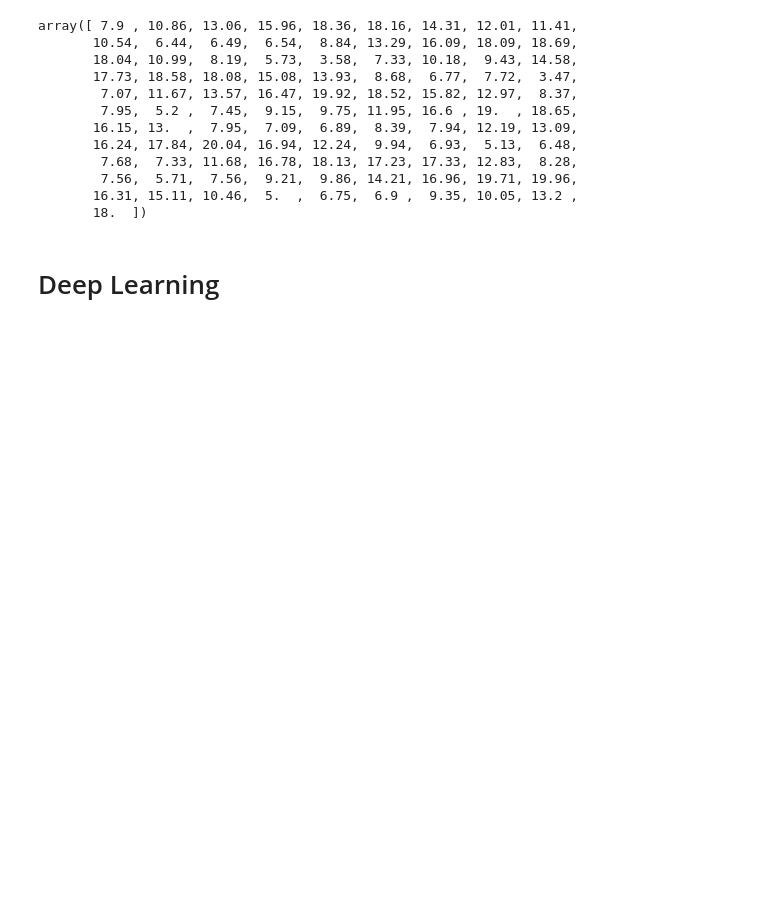
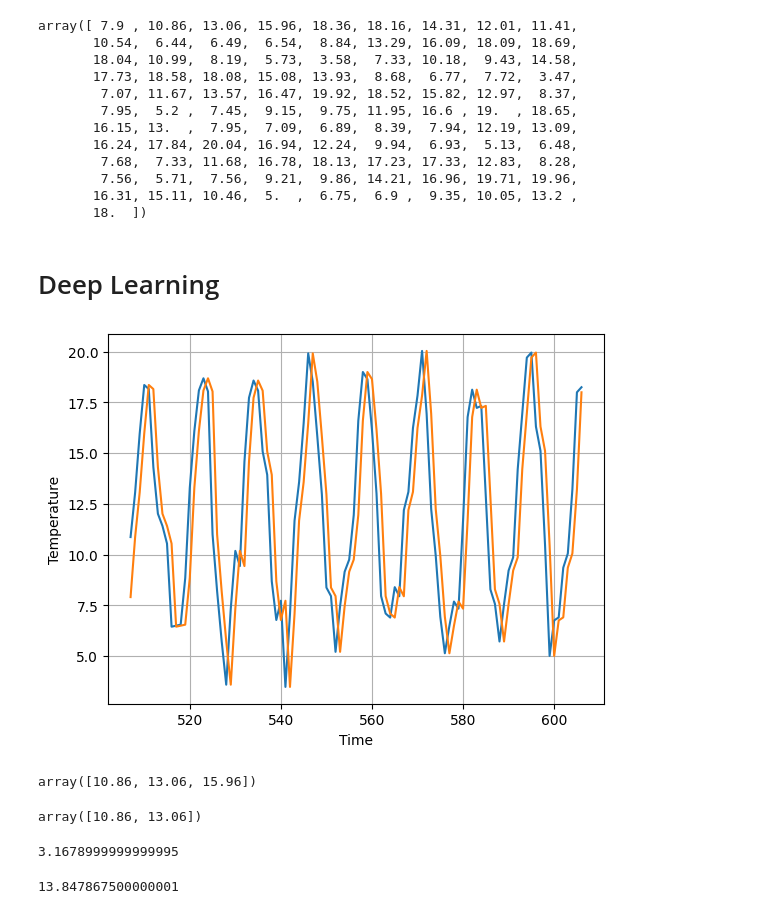
Before and after one commit to The237/DeepLearningCourses, a Jupyter notebook: 08_TimeSeries.ipynb, the cells around one changed output. Drawn from its saved outputs; the diff is of its cells as text; code cells hidden in the pictures; blank space fills up the shorter version.

Commit message:
Time Series With Neural Networks

```diff
--- a/08_TimeSeries.ipynb
+++ b/08_TimeSeries.ipynb
@@ -157,2 +155,11 @@ window_size = 3
 # %% [markdown]
 # Deep Learning
+# %%
+plt.plot(time_test, x_test)
+plt.plot(time_test, pred_naive)
+plt.xlabel("Time")
+plt.ylabel("Temperature")
+plt.grid(True)
+plt.show()
+# %% [output]
+[figure, added]
@@ -158,0 +168,8 @@ window_size = 3
+# %%
+x_test[3-window_size:window_size]
+# %% [output]
+array([10.86, 13.06, 15.96])
+# %%
+x_test[0:2]
+# %% [output]
+array([10.86, 13.06])
@@ -158,0 +181,8 @@ window_size = 3
+# %%
+mean_absolute_error(x_test, x_windowed)
+# %% [output]
+3.1678999999999995
+# %%
+mean_squared_error(x_test, x_windowed)
+# %% [output]
+13.847867500000001
```
Also changed, not shown: parts of 26 cells of this notebook.
